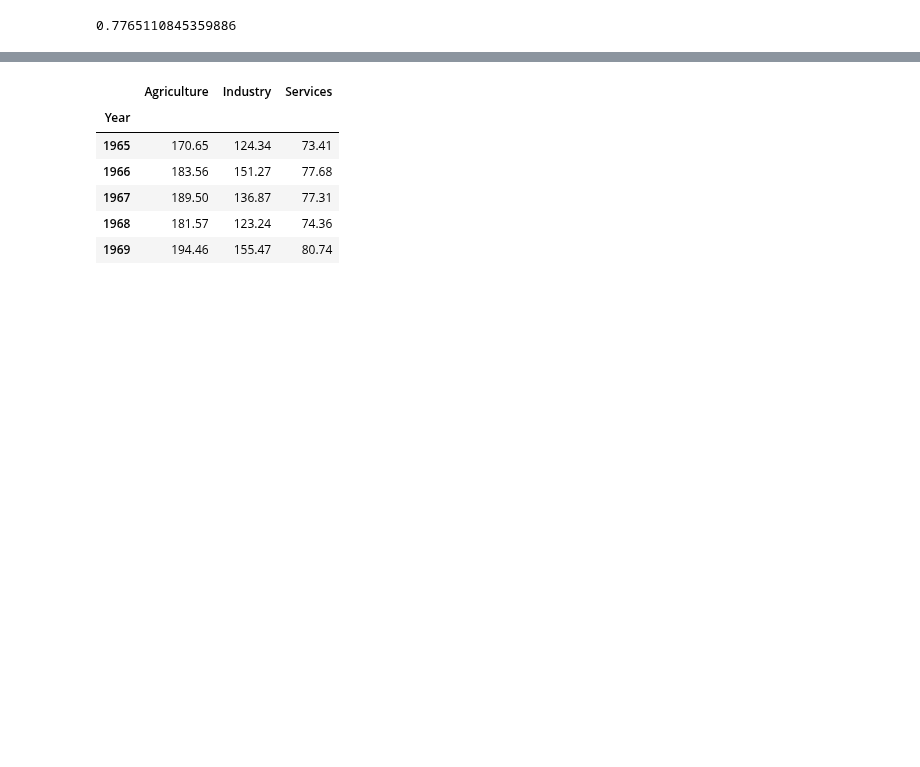
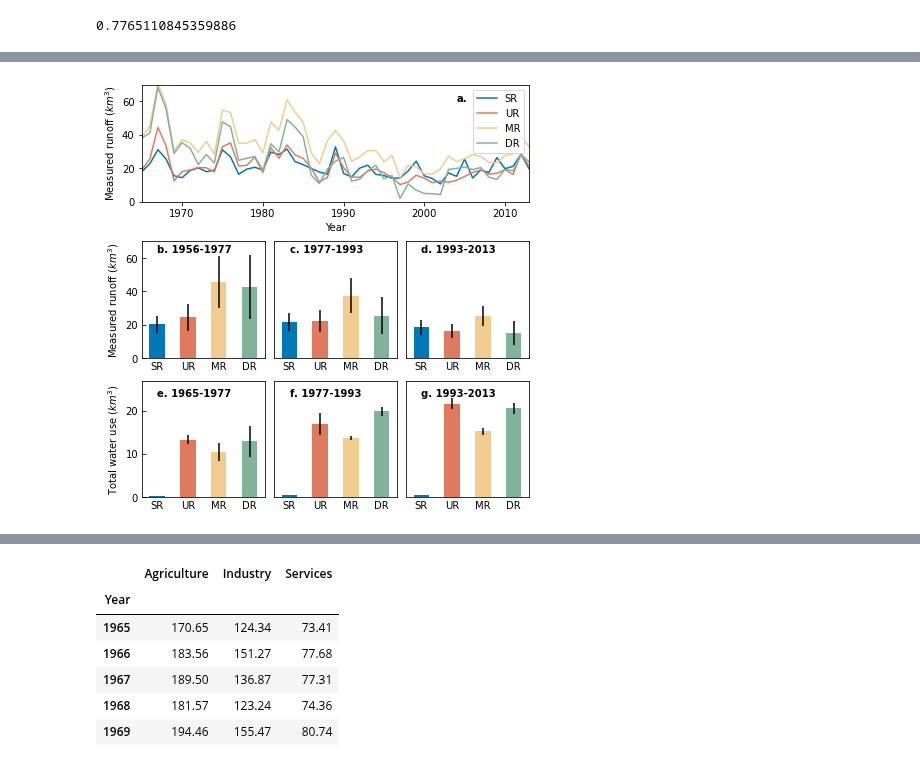
Before and after one commit to SongshGeo/Water-Governance-Regimes, a Jupyter notebook: notebooks/appendix.ipynb, the cells around one changed output, grey strips where cells are left out. Saved outputs shown, nothing was run; the diff lists cells and outputs as text; code cells hidden in the pictures; blank space fills up the shorter version.

```diff
--- a/notebooks/appendix.ipynb
+++ b/notebooks/appendix.ipynb
@@ -110,0 +114,83 @@ get_consumptions_ratio(1972)
+# %%
+from matplotlib.gridspec import GridSpec
+from tools.values import region_colors, REGIONS
+
+# 加载径流和水库数据
+use_cols = {
+    '唐乃亥': 'SR',  # 唐乃亥控制源区
+    '头道拐': 'UR',  # 头道拐控制上游
+    '花园口': 'MR',  # 花园口控制中游
+    '利津': 'DR'     # 利津控制下游
+}
+measured_runoff = pd.read_csv(r'../data/hydrology/1956-2016_runoff.csv', index_col='年份')
+measured_runoff = measured_runoff.loc[:, use_cols.keys()]
+measured_runoff.rename(use_cols, axis=1, inplace=True)
+
+fig = plt.figure(figsize=(6, 6), constrained_layout=True)
+gs = GridSpec(3, 3, figure=fig)
+ax1 = fig.add_subplot(gs[1, 0])
+ax2 = fig.add_subplot(gs[1, 1])
+ax3 = fig.add_subplot(gs[1, 2])
+ax4 = fig.add_subplot(gs[0, :])
+ax5 = fig.add_subplot(gs[2, 0])
+ax6 = fig.add_subplot(gs[2, 1])
+ax7 = fig.add_subplot(gs[2, 2])
+axs = [ax1, ax2, ax3]
+
+endpoints = [1977, 1993, 2013]
+markers = ["b.", "c.", "d."]
+startpoint = measured_runoff.index.min()
+for i, endpoint in enumerate(endpoints):
+    ax = axs[i]
+    use_data = measured_runoff.loc[startpoint: endpoint, :] / 10
+    use_data.mean().plot.bar(yerr=use_data.std(), ax=ax, color=region_colors)
+
+    ax.set_ylim(0, 70)
+    ax.text(1.2, 65, "{} {}-{}".format(markers[i], startpoint, endpoint), ha='center', va='center', weight='bold')
+    startpoint = endpoint
+    ax.axes.get_yaxis().set_visible(False)
+    ax.tick_params(axis='x', tickdir='in', bottom=False, labelrotation=0)
+    ax.tick_params(axis='y', tickdir='in', bottom=False, labelrotation=0)
+
+axs[0].set_ylabel("Measured runoff")
+axs[0].axes.get_yaxis().set_visible(True)
+
+(measured_runoff/10).plot(ax=ax4, color=region_colors)  # 径流线图
+ax4.set_xlabel("Year")
+ax4.set_ylabel("Measured runoff ($km^3$)")
+ax1.set_ylabel("Measured runoff ($km^3$)")
+ax4.set_xlim(1965, 2013)
+ax4.set_ylim(0, 70)
+
+## ============= 画总用水图
+city_yr = pd.read_csv(
+    '../data/perfectures/yr/perfectures_in_YR_with_threshold_0.05.csv',
+    index_col=0)
+twu_regions = city_yr.groupby(["Region", "Year"])['Total water use'].sum()
+twu_regions = pd.DataFrame({r: twu_regions.loc[r] for r in REGIONS})
+
+axs = [ax5, ax6, ax7]
+endpoints = [1977, 1993, 2013]
+markers = ["e.", "f.", "g."]
+startpoint = twu_regions.index.min()
+for i, endpoint in enumerate(endpoints):
+    ax = axs[i]
+    use_data = twu_regions.loc[startpoint: endpoint, :]
+    use_data.mean().plot.bar(yerr=use_data.std(), ax=ax, color=region_colors)
+    ax.set_ylim(0, 27)
+    ax.text(1.2, 24, "{} {}-{}".format(markers[i], startpoint, endpoint), ha='center', va='center', weight='bold')
+    startpoint = endpoint
+    ax.axes.get_yaxis().set_visible(False)
+    ax.tick_params(axis='x', tickdir='in', bottom=False, labelrotation=0)
+    ax.tick_params(axis='y', tickdir='in', bottom=False, labelrotation=0)
+
+axs[0].set_ylabel("Total water use ($km^3$)")
+axs[0].axes.get_yaxis().set_visible(True)
+
+ax4.text(2004, 60, 'a.', weight='bold')
+
+plt.savefig("../figures/sup/sf_measured_runoff.pdf", dpi=300)
+plt.savefig("../figures/sup/sf_measured_runoff.jpg", dpi=300)
+plt.show();
+# %% [output]
+[figure, added]
```
Also changed, not shown: parts of 16 cells of this notebook, 15 other files.
